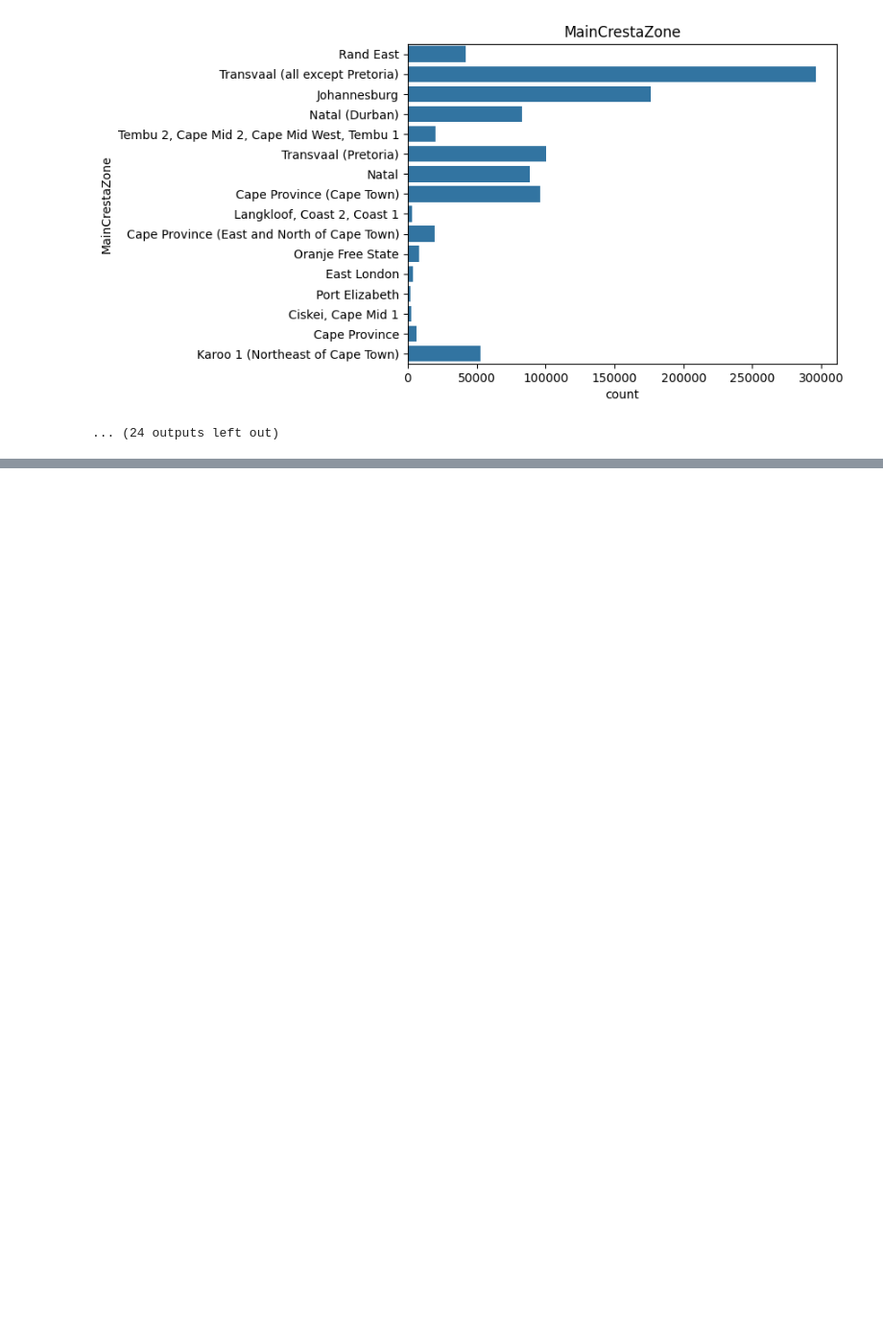
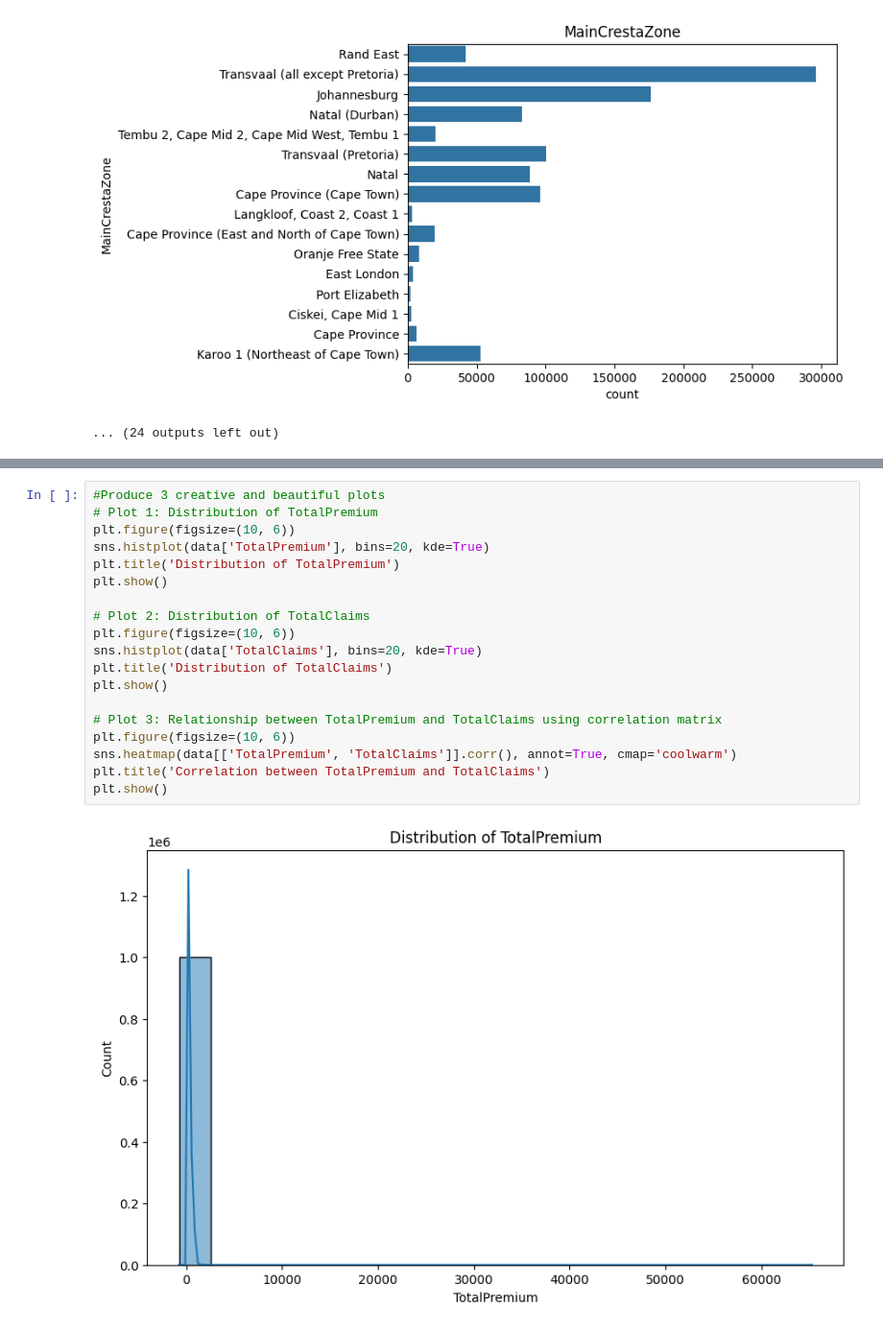
Before and after one commit to IamYunusAli/ACIS, a Jupyter notebook: notebooks/EDA_Analysis.ipynb, the cells around one changed output, grey strips where cells are left out. Shown at 96% size. Drawn from its saved outputs; the diff is of its cells as text; blank space fills up the shorter version.

```diff
--- a/notebooks/EDA_Analysis.ipynb
+++ b/notebooks/EDA_Analysis.ipynb
@@ -139,0 +168,21 @@ for col in data.select_dtypes(include='object'):
+# %%
+#Produce 3 creative and beautiful plots
+# Plot 1: Distribution of TotalPremium
+plt.figure(figsize=(10, 6))
+sns.histplot(data['TotalPremium'], bins=20, kde=True)
+plt.title('Distribution of TotalPremium')
+plt.show()
+
+# Plot 2: Distribution of TotalClaims
+plt.figure(figsize=(10, 6))
+sns.histplot(data['TotalClaims'], bins=20, kde=True)
+plt.title('Distribution of TotalClaims')
+plt.show()
+
+# Plot 3: Relationship between TotalPremium and TotalClaims using correlation matrix
+plt.figure(figsize=(10, 6))
+sns.heatmap(data[['TotalPremium', 'TotalClaims']].corr(), annot=True, cmap='coolwarm')
+plt.title('Correlation between TotalPremium and TotalClaims')
+plt.show()
+# %% [output]
+[figure, added]
```
Also changed, not shown: parts of 5 cells of this notebook, 1 other file.
